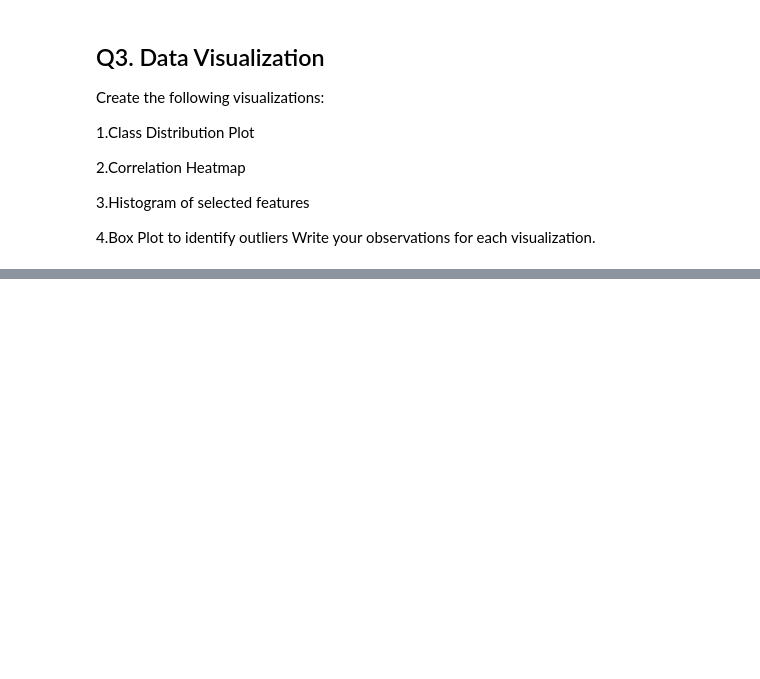
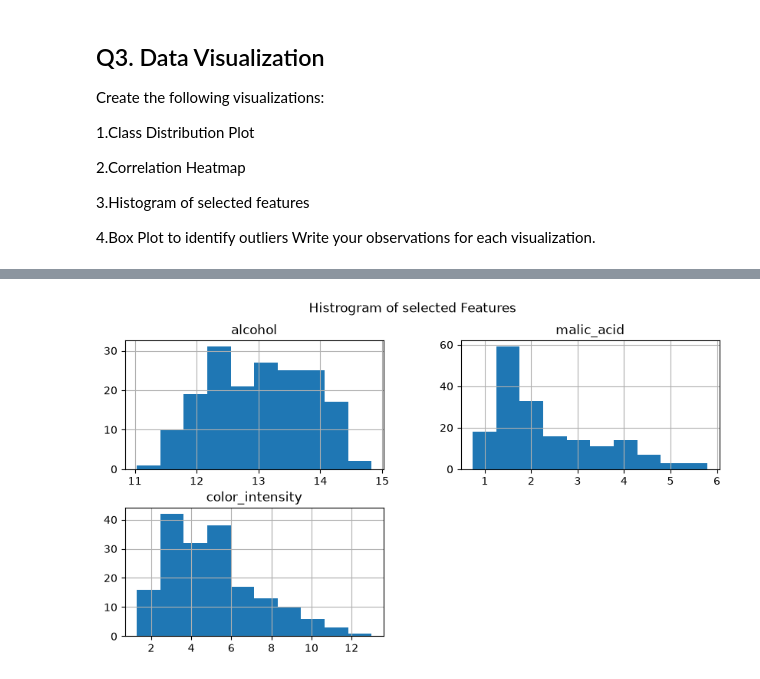
Before and after one commit to dikshasable120/Machine-learning-ML-, a Jupyter notebook: Assignment 4/Assign4.ipynb, the cells around one changed output, grey strips where cells are left out. Cells and saved outputs as stored; diff of their text form; code cells hidden in the pictures; blank space fills up the shorter version.

```diff
--- a/Assignment 4/Assign4.ipynb
+++ b/Assignment 4/Assign4.ipynb
@@ -157,0 +170,14 @@ plt.show()
+# %%
+# Histogram for selected features
+features = [
+"alcohol",
+"malic_acid",
+"color_intensity"
+]
+
+df_x[features].hist(figsize=(10,5))
+
+plt.suptitle("Histrogram of selected Features")
+plt.show()
+# %% [output]
+[figure, added]
```
Also changed, not shown: parts of 32 cells of this notebook, 1 other file.
